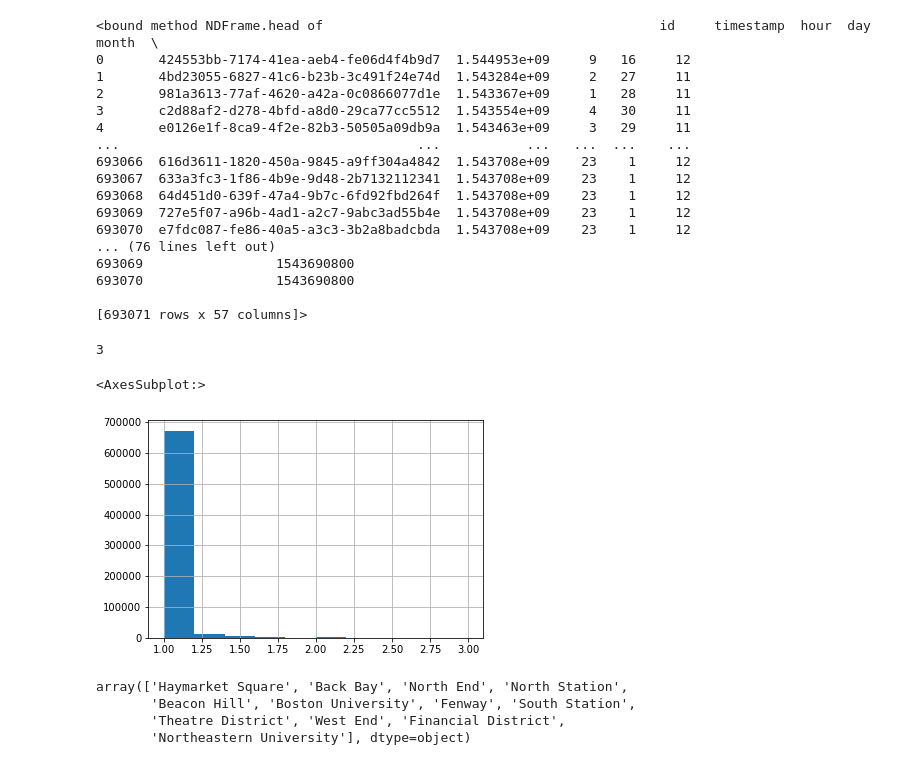
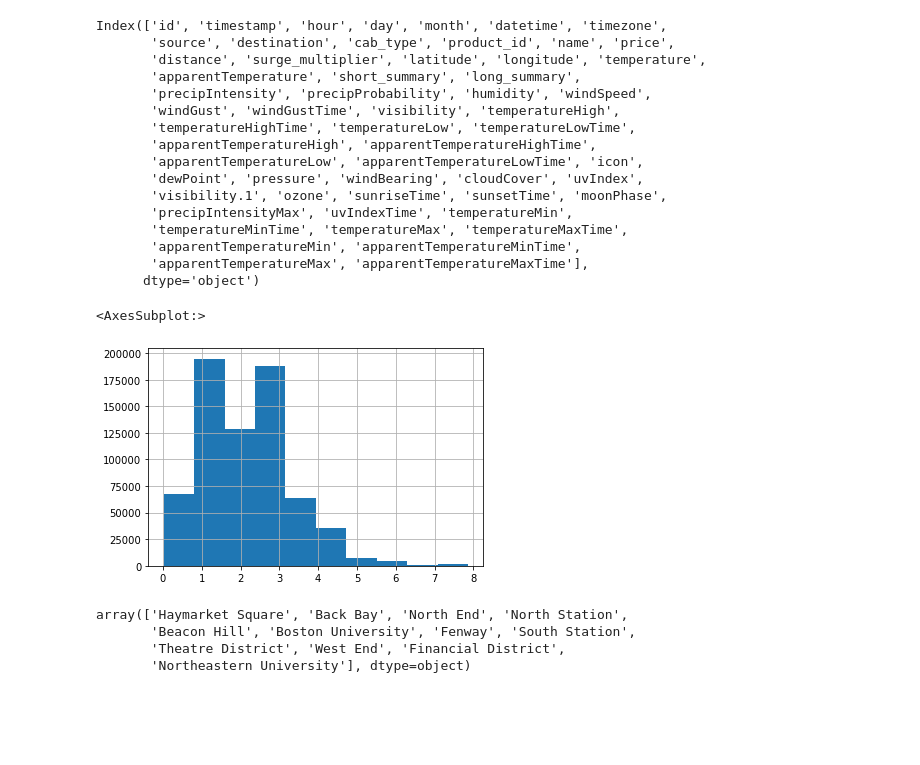
Before and after one commit to evanjfaulkner/DD-Games, a Jupyter notebook: Notebooks/uber_lyft_model.ipynb, the cells around one changed output. Cells and saved outputs as stored; diff of their text form; code cells hidden in the pictures; blank space fills up the shorter version.

```diff
--- a/Notebooks/uber_lyft_model.ipynb
+++ b/Notebooks/uber_lyft_model.ipynb
@@ -7,34 +11,29 @@ import datetime
 
 rides = pd.read_csv('../data/rideshare_kaggle.csv')
 # %%
-rides.head
+rides.columns
 # %% [output]
-<bound method NDFrame.head of                                           id     timestamp  hour  day  month  \
-0       424553bb-7174-41ea-aeb4-fe06d4f4b9d7  1.544953e+09     9   16     12
-1       4bd23055-6827-41c6-b23b-3c491f24e74d  1.543284e+09     2   27     11
-2       981a3613-77af-4620-a42a-0c0866077d1e  1.543367e+09     1   28     11
-3       c2d88af2-d278-4bfd-a8d0-29ca77cc5512  1.543554e+09     4   30     11
-4       e0126e1f-8ca9-4f2e-82b3-50505a09db9a  1.543463e+09     3   29     11
-...                                      ...           ...   ...  ...    ...
-693066  616d3611-1820-450a-9845-a9ff304a4842  1.543708e+09    23    1     12
-693067  633a3fc3-1f86-4b9e-9d48-2b7132112341  1.543708e+09    23    1     12
-693068  64d451d0-639f-47a4-9b7c-6fd92fbd264f  1.543708e+09    23    1     12
-693069  727e5f07-a96b-4ad1-a2c7-9abc3ad55b4e  1.543708e+09    23    1     12
-693070  e7fdc087-fe86-40a5-a3c3-3b2a8badcbda  1.543708e+09    23    1     12
-... (76 lines left out)
-693069                 1543690800
-693070                 1543690800
-
-[693071 rows x 57 columns]>
+Index(['id', 'timestamp', 'hour', 'day', 'month', 'datetime', 'timezone',
+       'source', 'destination', 'cab_type', 'product_id', 'name', 'price',
+       'distance', 'surge_multiplier', 'latitude', 'longitude', 'temperature',
+       'apparentTemperature', 'short_summary', 'long_summary',
+       'precipIntensity', 'precipProbability', 'humidity', 'windSpeed',
+       'windGust', 'windGustTime', 'visibility', 'temperatureHigh',
+       'temperatureHighTime', 'temperatureLow', 'temperatureLowTime',
+       'apparentTemperatureHigh', 'apparentTemperatureHighTime',
+       'apparentTemperatureLow', 'apparentTemperatureLowTime', 'icon',
+       'dewPoint', 'pressure', 'windBearing', 'cloudCover', 'uvIndex',
+       'visibility.1', 'ozone', 'sunriseTime', 'sunsetTime', 'moonPhase',
+       'precipIntensityMax', 'uvIndexTime', 'temperatureMin',
+       'temperatureMinTime', 'temperatureMax', 'temperatureMaxTime',
+       'apparentTemperatureMin', 'apparentTemperatureMinTime',
+       'apparentTemperatureMax', 'apparentTemperatureMaxTime'],
+      dtype='object')
-# %%
-datetime.datetime.strptime(rides.datetime[4], '%Y-%m-%d %H:%M:%S').weekday()
-# %% [output]
-3
 # %%
-rides.surge_multiplier.hist()
+rides.distance.hist()
 # %% [output]
 <AxesSubplot:>
-[figure, old version]
+[figure, new version]
 # %%
 rides.source.unique()
 # %% [output]
```
Also changed, not shown: parts of 6 cells of this notebook, 11 other files.
